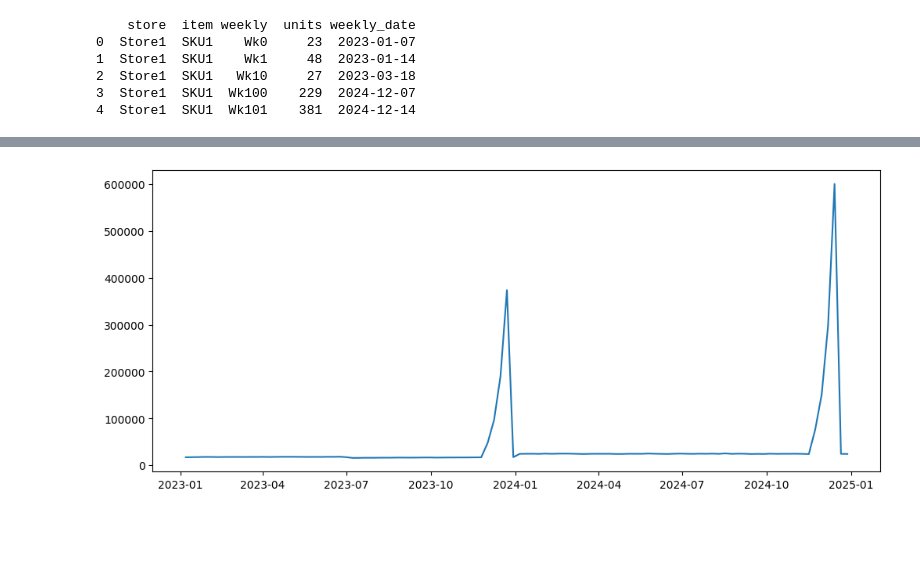
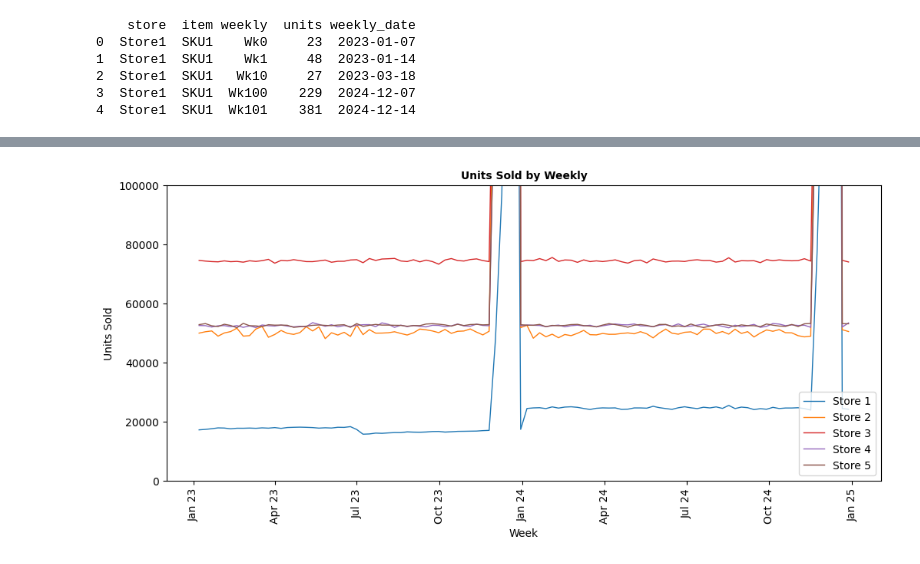
Before and after one commit to superpanditas/forecast_product_sales, a Jupyter notebook: notebooks/forecast-model.ipynb, the cells around one changed output, grey strips where cells are left out. Drawn from its saved outputs; the diff is of its cells as text; code cells hidden in the pictures; blank space fills up the shorter version.

Commit message:
add plot visualization

```diff
--- a/notebooks/forecast-model.ipynb
+++ b/notebooks/forecast-model.ipynb
@@ -80,16 +90,48 @@ print(df.head())
 # %%
 # copy df dataframe as df_viz
 df_viz = df.copy()
 df_viz = df_viz.groupby(['weekly_date', 'store'], as_index=False)['units'].sum()
 df_viz = df_viz.set_index('weekly_date')
 # set the color palette
 colors = sns.color_palette()
-c1, c2 = colors[0], colors[1]
+c1, c2, c3, c4, c5= colors[0], colors[1], colors[3], colors[4], colors[5]
 
 # plot data
 f, ax = plt.subplots(figsize=(12, 5))
-plt.plot(df_viz[df_viz['store'] == 'Store1'].index, df_viz[df_viz['store'] == 'Store1']['units'])
+plt.plot(df_viz[df_viz['store'] == 'Store1'].index, df_viz[df_viz['store'] == 'Store1']['units'],
+         color=c1,
+         linewidth=1,
+         label='Store 1')
+
+plt.plot(df_viz[df_viz['store'] == 'Store2'].index, df_viz[df_viz['store'] == 'Store2']['units'],
+         color=c2,
+         linewidth=1,
+         label='Store 2')
+
+plt.plot(df_viz[df_viz['store'] == 'Store3'].index, df_viz[df_viz['store'] == 'Store3']['units'],
+         color=c3,
+         linewidth=1,
+         label='Store 3')
+
+plt.plot(df_viz[df_viz['store'] == 'Store4'].index, df_viz[df_viz['store'] == 'Store4']['units'],
+         color=c4,
+         linewidth=1,
+         label='Store 4')
+
+plt.plot(df_viz[df_viz['store'] == 'Store5'].index, df_viz[df_viz['store'] == 'Store5']['units'],
+         color=c5,
+         linewidth=1,
+         label='Store 5')
+# Format plot
+ax.xaxis.set_major_formatter(mdates.DateFormatter("%b %y"))
+# ax.xaxis.set_minor_locator(mdates.DayLocator())
+ax.set_ylim(0, 100000)
+ax.tick_params(axis='x', rotation=90)
+plt.title('Units Sold by Weekly', fontsize=10, weight='bold')
+plt.ylabel('Units Sold', fontsize=10)
+plt.xlabel('Week', fontsize=10)
+plt.legend()
 
 plt.show()
 # %% [output]
-[figure, old version]
+[figure, new version]
```
Also changed, not shown: parts of 4 cells of this notebook.
